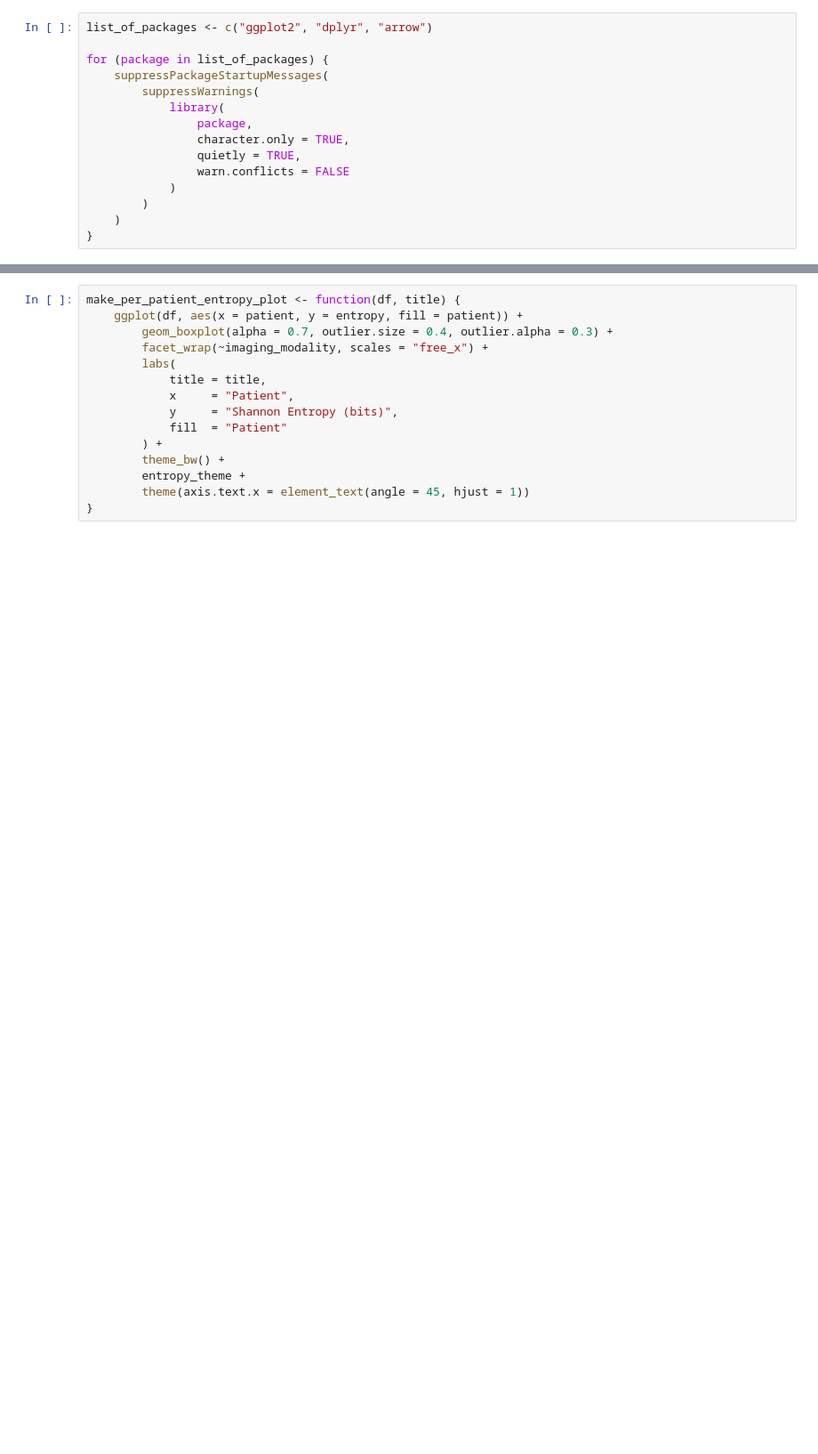
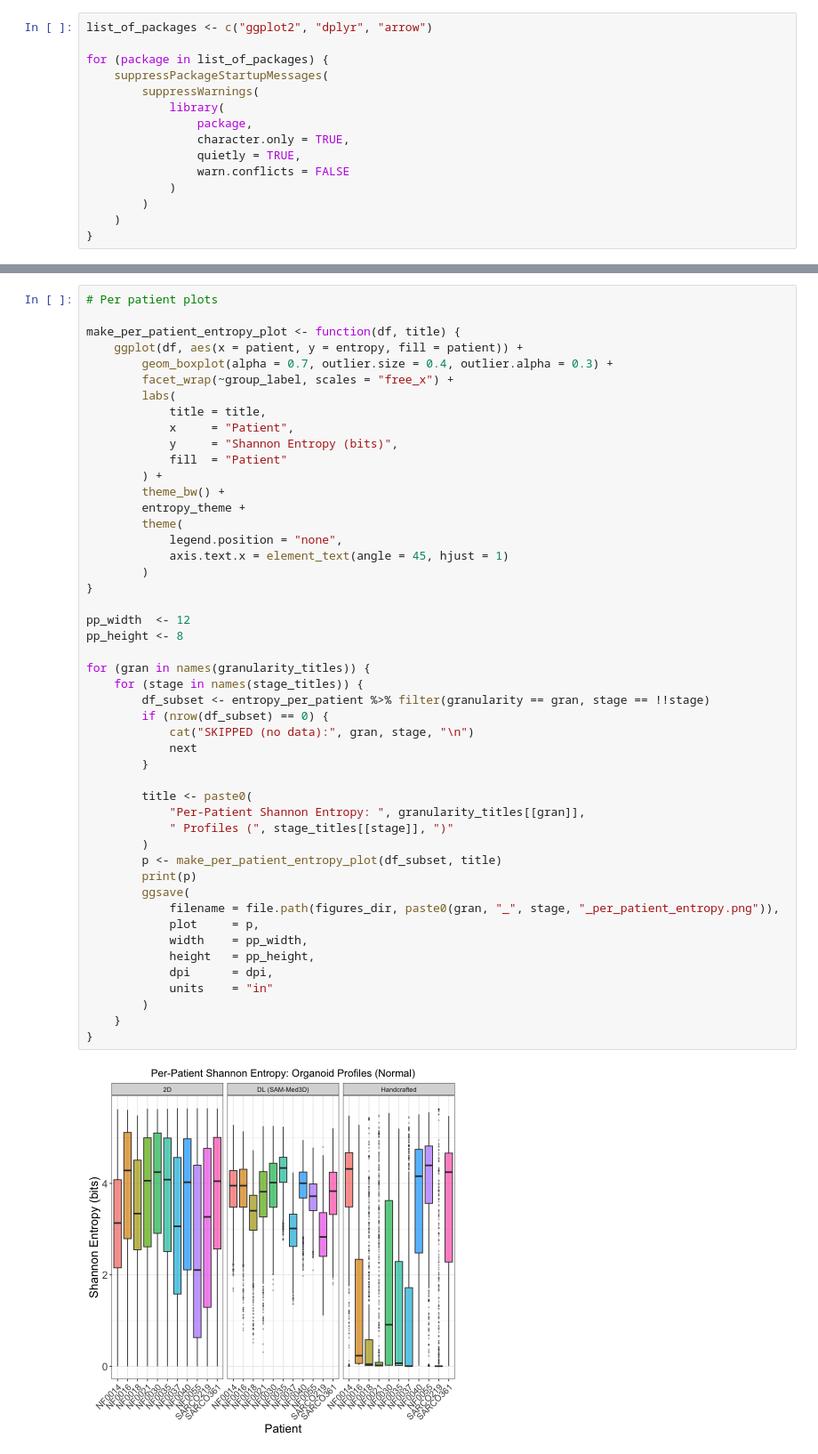
Before and after one commit to MikeLippincott/NF1_organoid_profile_analysis, a Jupyter notebook: 2.2d_vs_3d_analysis/notebooks/12.plot_shannon_entropy.ipynb, the cells around one changed output, grey strips where cells are left out. Shown at 89% size. Drawn from its saved outputs; the diff is of its cells as text; blank space fills up the shorter version.

```diff
--- a/2.2d_vs_3d_analysis/notebooks/12.plot_shannon_entropy.ipynb
+++ b/2.2d_vs_3d_analysis/notebooks/12.plot_shannon_entropy.ipynb
@@ -256,15 +130,50 @@ sc_agg_pp          <- combine_pp(sc_agg_pp_2d,          sc_agg_pp_3d)
 # %%
+# Per patient plots
+
 make_per_patient_entropy_plot <- function(df, title) {
     ggplot(df, aes(x = patient, y = entropy, fill = patient)) +
         geom_boxplot(alpha = 0.7, outlier.size = 0.4, outlier.alpha = 0.3) +
-        facet_wrap(~imaging_modality, scales = "free_x") +
+        facet_wrap(~group_label, scales = "free_x") +
         labs(
             title = title,
             x     = "Patient",
             y     = "Shannon Entropy (bits)",
             fill  = "Patient"
         ) +
         theme_bw() +
         entropy_theme +
-        theme(axis.text.x = element_text(angle = 45, hjust = 1))
+        theme(
+            legend.position = "none",
+            axis.text.x = element_text(angle = 45, hjust = 1)
+        )
 }
+
+pp_width  <- 12
+pp_height <- 8
+
+for (gran in names(granularity_titles)) {
+    for (stage in names(stage_titles)) {
+        df_subset <- entropy_per_patient %>% filter(granularity == gran, stage == !!stage)
+        if (nrow(df_subset) == 0) {
+            cat("SKIPPED (no data):", gran, stage, "\n")
+            next
+        }
+
+        title <- paste0(
+            "Per-Patient Shannon Entropy: ", granularity_titles[[gran]],
+            " Profiles (", stage_titles[[stage]], ")"
+        )
+        p <- make_per_patient_entropy_plot(df_subset, title)
+        print(p)
+        ggsave(
+            filename = file.path(figures_dir, paste0(gran, "_", stage, "_per_patient_entropy.png")),
+            plot     = p,
+            width    = pp_width,
+            height   = pp_height,
+            dpi      = dpi,
+            units    = "in"
+        )
+    }
+}
+# %% [output]
+[figure, added]
```
Also changed, not shown: parts of 28 cells of this notebook, 4 other files.
